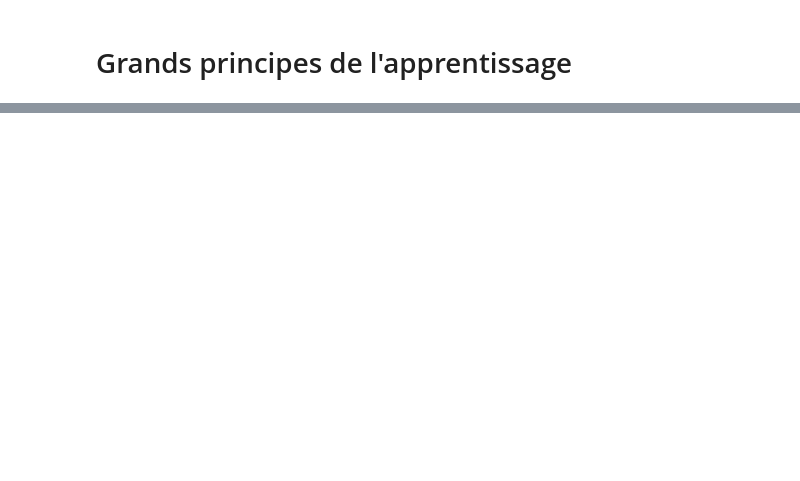
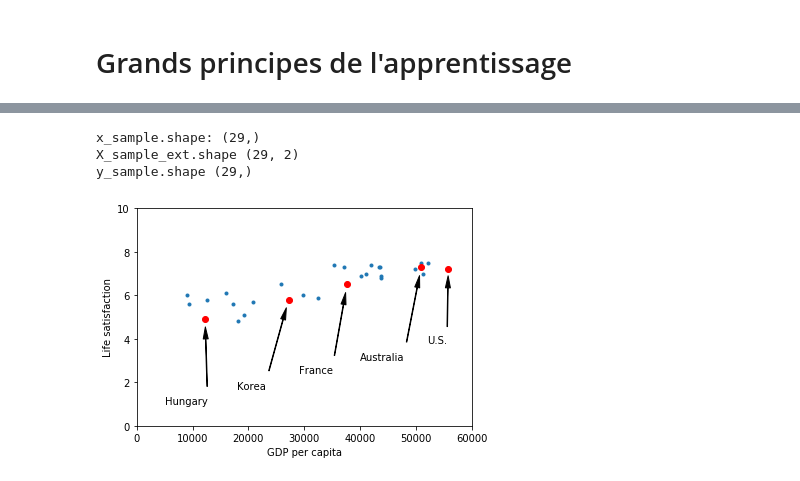
Before and after one commit to vincentvigon/aleaDataSignal, a Jupyter notebook: data_analysis/04-principes.ipynb, the cells around one changed output, grey strips where cells are left out. Saved outputs shown, nothing was run; the diff lists cells and outputs as text; code cells hidden in the pictures; blank space fills up the shorter version.

```diff
--- a/data_analysis/04-principes.ipynb
+++ b/data_analysis/04-principes.ipynb
@@ -165,0 +173,61 @@ si votre patron préfère avoir le meilleurs ajustement possible,  quel tuning c
+# %%
+
+def load_all_data():
+    df_full=pd.read_csv("img/df_full.csv")
+    df_full.set_index("Country",inplace=True)
+
+    df_sample=pd.read_csv("img/df_sample.csv")
+    df_sample.set_index("Country",inplace=True)
+
+    df_missing=pd.read_csv("img/df_missing.csv")
+    df_missing.set_index("Country",inplace=True)
+
+    return df_full,df_sample,df_missing
+
+_,df_sample,_=load_all_data()
+
+"numpy extraction"
+x_sample=df_sample["GDP per capita"]
+X_sample_ext= np.stack([np.ones_like(x_sample),x_sample],axis=1)
+y_sample = df_sample["Life satisfaction"].values
+print("x_sample.shape:",x_sample.shape)
+print("X_sample_ext.shape",X_sample_ext.shape)
+print("y_sample.shape",y_sample.shape)
+
+
+
+
+
+
+"some very simple test data: points regularly spaced on a given interval"
+xlim=60000
+x_test=np.linspace(0, xlim, 1000)
+# %% [output]
+x_sample.shape: (29,)
+X_sample_ext.shape (29, 2)
+y_sample.shape (29,)
+# %%
+plt.plot(x_sample,y_sample,".")
+plt.xlabel("GDP per capita")
+plt.ylabel("Life satisfaction")
+plt.xlim(0, xlim)
+plt.ylim(0,10)
+
+#variante en utilisant le plot de pandas
+#df_sample.plot(kind='scatter', x="GDP per capita", y='Life satisfaction', figsize=(8,4))
+
+
+position_text = {
+    "Hungary": (5000, 1),
+    "Korea": (18000, 1.7),
+    "France": (29000, 2.4),
+    "Australia": (40000, 3.0),
+    "United States": (52000, 3.8),
+}
+for country, pos_text in position_text.items():
+    pos_data_x, pos_data_y = df_sample.loc[country]
+    country = "U.S." if country == "United States" else country
+    plt.annotate(country, xy=(pos_data_x, pos_data_y), xytext=pos_text, arrowprops=dict(facecolor='black', width=0.5, shrink=0.1, headwidth=5))
+    plt.plot(pos_data_x, pos_data_y, "ro")
+# %% [output]
+[figure, added]
```
Also changed, not shown: parts of 52 cells of this notebook, 43 other files.
